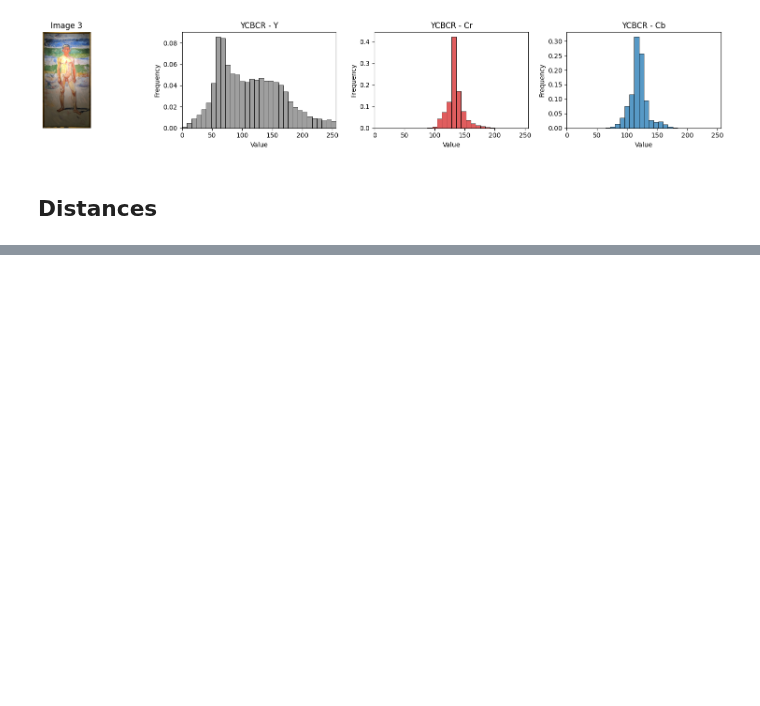
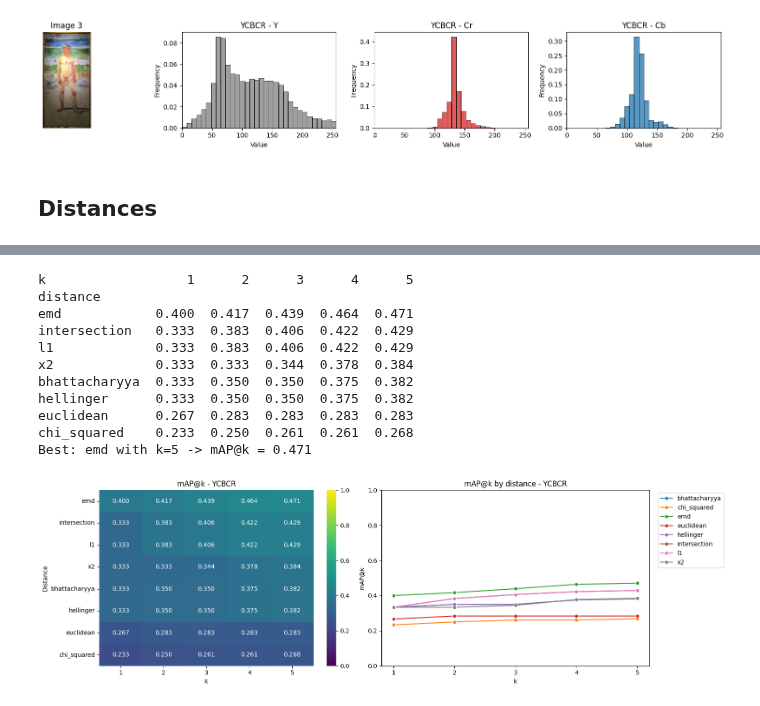
Before and after one commit to MCV-2026-C1-Project/Team-3, a Jupyter notebook: descriptors_paula.ipynb, the cells around one changed output, grey strips where cells are left out. Saved outputs shown, nothing was run; the diff lists cells and outputs as text; code cells hidden in the pictures; blank space fills up the shorter version.

```diff
--- a/descriptors_paula.ipynb
+++ b/descriptors_paula.ipynb
@@ -325,0 +359,15 @@ results
+# %%
+ycbcr_restults = grid_search('ycbcr')
+# %% [output]
+k                  1      2      3      4      5
+distance
+emd            0.400  0.417  0.439  0.464  0.471
+intersection   0.333  0.383  0.406  0.422  0.429
+l1             0.333  0.383  0.406  0.422  0.429
+x2             0.333  0.333  0.344  0.378  0.384
+bhattacharyya  0.333  0.350  0.350  0.375  0.382
+hellinger      0.333  0.350  0.350  0.375  0.382
+euclidean      0.267  0.283  0.283  0.283  0.283
+chi_squared    0.233  0.250  0.261  0.261  0.268
+Best: emd with k=5 -> mAP@k = 0.471
+[figure, added]
```
Also changed, not shown: parts of 13 cells of this notebook, 2 other files.
